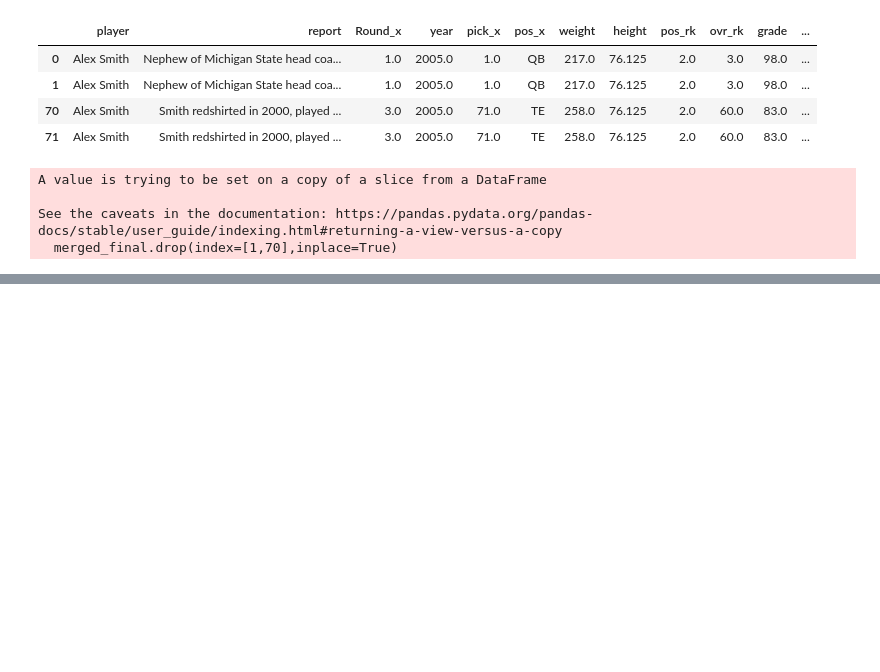
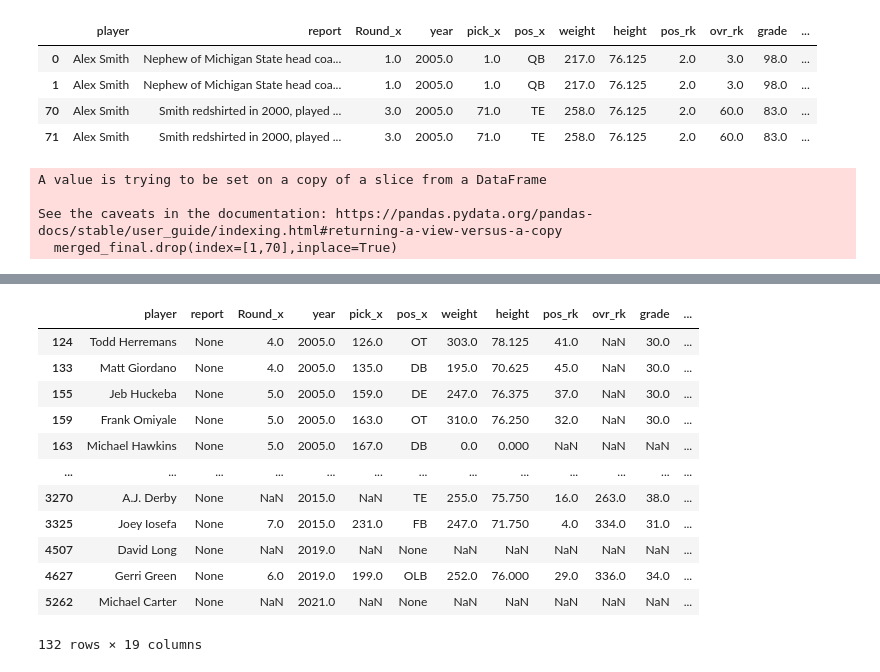
Before and after one commit to jpalgon/Draft_Scouting, a Jupyter notebook: Data Cleaning.ipynb, the cells around one changed output, grey strips where cells are left out. Cells and saved outputs as stored; diff of their text form; code cells hidden in the pictures; blank space fills up the shorter version.

```diff
--- a/Data Cleaning.ipynb
+++ b/Data Cleaning.ipynb
@@ -376,0 +365,5 @@ merged_final
+# %%
+merged_final.Round[merged_final.Round_x.notna()] = merged_final.Round_x[merged_final.Round_x.notna()]
+merged_final.Pick[merged_final.pick_x.notna()] = merged_final.pick_x[merged_final.pick_x.notna()]
+merged_final.Round[merged_final.Round_y.notna()] = merged_final.Round_y[merged_final.Round_y.notna()]
+merged_final.Pick[merged_final.pick_y.notna()] = merged_final.pick_y[merged_final.pick_y.notna()]
@@ -376,0 +388,16 @@ merged_final
+# %%
+merged_final[merged_final.report.isna()]
+# %% [output]
+|  | player | report | Round_x | year | pick_x | pos_x | weight | height | pos_rk | ovr_rk | grade | ... |
+| 124 | Todd Herremans | None | 4.0 | 2005.0 | 126.0 | OT | 303.0 | 78.125 | 41.0 | NaN | 30.0 | ... |
+| 133 | Matt Giordano | None | 4.0 | 2005.0 | 135.0 | DB | 195.0 | 70.625 | 45.0 | NaN | 30.0 | ... |
+| 155 | Jeb Huckeba | None | 5.0 | 2005.0 | 159.0 | DE | 247.0 | 76.375 | 37.0 | NaN | 30.0 | ... |
+| 159 | Frank Omiyale | None | 5.0 | 2005.0 | 163.0 | OT | 310.0 | 76.250 | 32.0 | NaN | 30.0 | ... |
+| 163 | Michael Hawkins | None | 5.0 | 2005.0 | 167.0 | DB | 0.0 | 0.000 | NaN | NaN | NaN | ... |
+| ... | ... | ... | ... | ... | ... | ... | ... | ... | ... | ... | ... | ... |
+| 3270 | A.J. Derby | None | NaN | 2015.0 | NaN | TE | 255.0 | 75.750 | 16.0 | 263.0 | 38.0 | ... |
+| 3325 | Joey Iosefa | None | 7.0 | 2015.0 | 231.0 | FB | 247.0 | 71.750 | 4.0 | 334.0 | 31.0 | ... |
+| 4507 | David Long | None | NaN | 2019.0 | NaN | None | NaN | NaN | NaN | NaN | NaN | ... |
+| 4627 | Gerri Green | None | 6.0 | 2019.0 | 199.0 | OLB | 252.0 | 76.000 | 29.0 | 336.0 | 34.0 | ... |
+| 5262 | Michael Carter | None | NaN | 2021.0 | NaN | None | NaN | NaN | NaN | NaN | NaN | ... |
+132 rows × 19 columns
```
Also changed, not shown: parts of 21 cells of this notebook, 1 other file.
